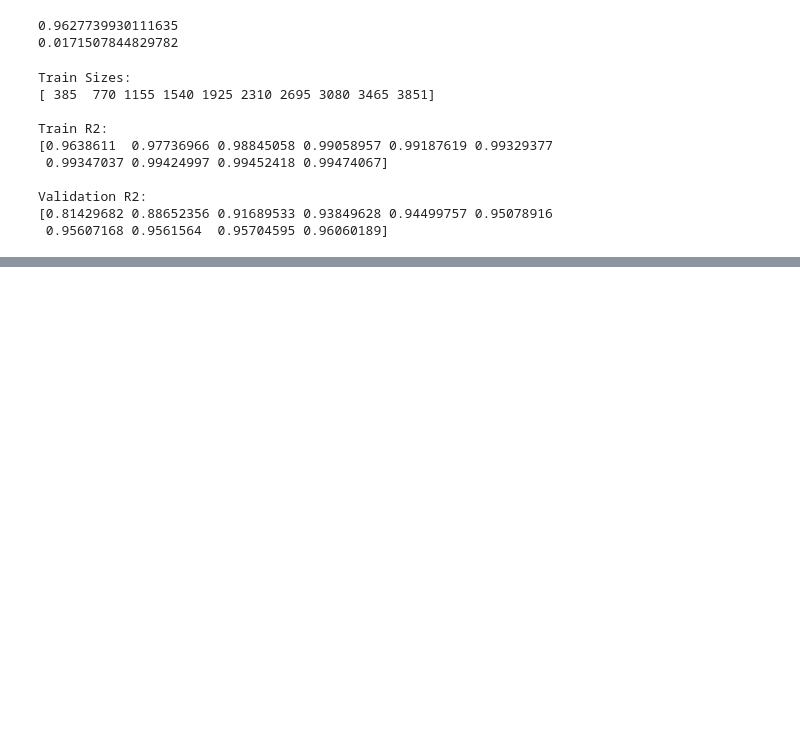
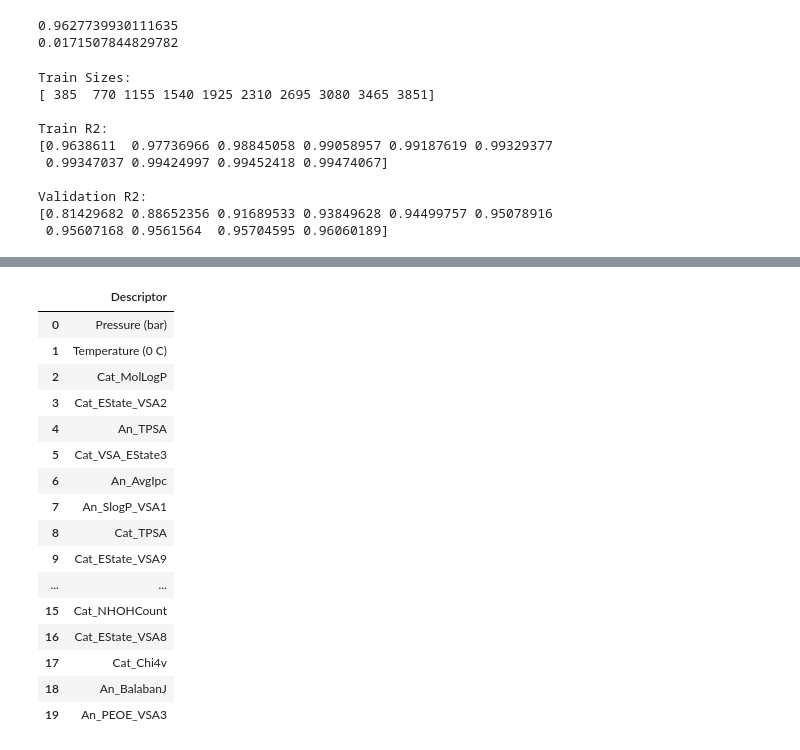
Before and after one commit to Jaideepsingh11/CO2_Solubility_Prediction_Using_Ionic_Liquids, a Jupyter notebook: notebooks/RF.ipynb, the cells around one changed output, grey strips where cells are left out. Saved outputs shown, nothing was run; the diff lists cells and outputs as text; code cells hidden in the pictures; blank space fills up the shorter version.

```diff
--- a/notebooks/RF.ipynb
+++ b/notebooks/RF.ipynb
@@ -133,0 +198,21 @@ Validation R2:
+# %%
+features=pd.read_excel("../data/RF_Top20_Features.xlsx")
+features
+# %% [output]
+|  | Descriptor |
+| 0 | Pressure (bar) |
+| 1 | Temperature (0 C) |
+| 2 | Cat_MolLogP |
+| 3 | Cat_EState_VSA2 |
+| 4 | An_TPSA |
+| 5 | Cat_VSA_EState3 |
+| 6 | An_AvgIpc |
+| 7 | An_SlogP_VSA1 |
+| 8 | Cat_TPSA |
+| 9 | Cat_EState_VSA9 |
+| ... | ... |
+| 15 | Cat_NHOHCount |
+| 16 | Cat_EState_VSA8 |
+| 17 | Cat_Chi4v |
+| 18 | An_BalabanJ |
+| 19 | An_PEOE_VSA3 |
```
Also changed, not shown: parts of 20 cells of this notebook, 20 other files.
